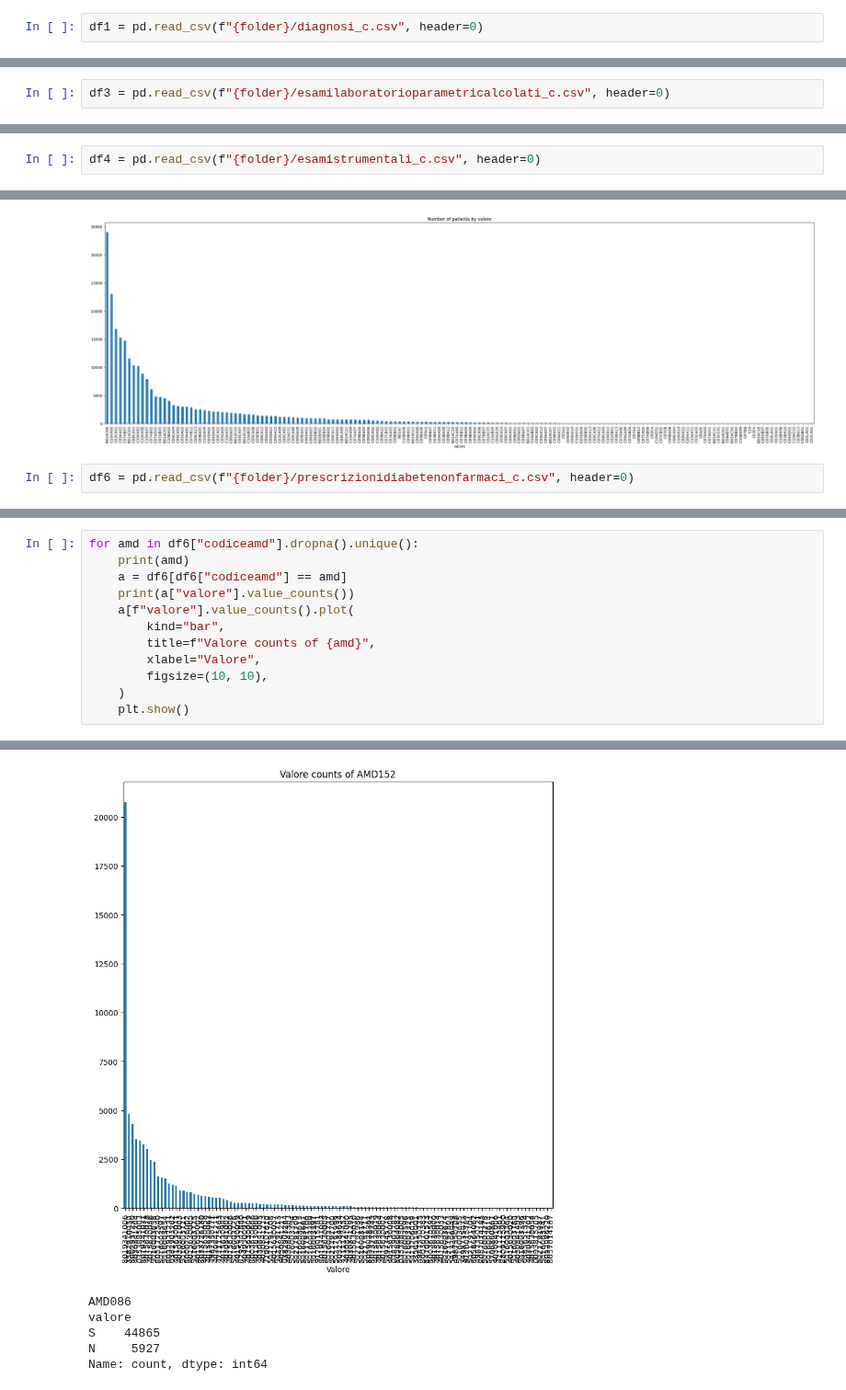
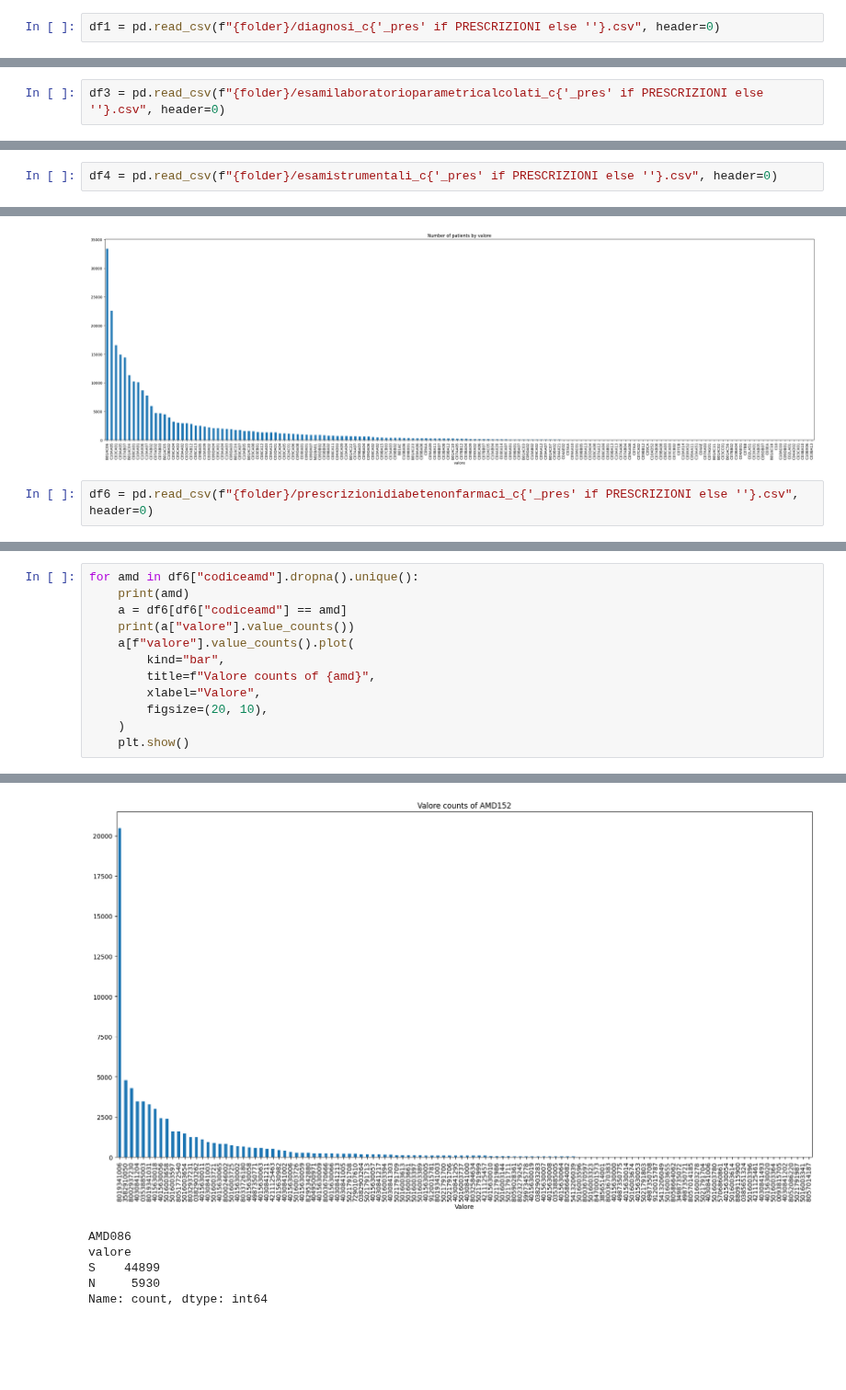
Before and after one commit to AntoAndGar/ML-Health-Event-Prediction, a Jupyter notebook: plot_clean_data.ipynb, the cells around one changed output, grey strips where cells are left out. Shown at 92% size. Cells and saved outputs as stored; diff of their text form; blank space fills up the shorter version.

Commit message:
some plots for paper

```diff
--- a/plot_clean_data.ipynb
+++ b/plot_clean_data.ipynb
@@ -94,5 +115,5 @@ df["sesso"].value_counts().plot(
 # %%
-df1 = pd.read_csv(f"{folder}/diagnosi_c.csv", header=0)
+df1 = pd.read_csv(f"{folder}/diagnosi_c{'_pres' if PRESCRIZIONI else ''}.csv", header=0)
 # %%
 a = (
     df1[["idana", "idcentro", "codiceamd"]]
@@ -247,7 +268,7 @@ a.plot(
 #     )
 #     plt.show()
 # %%
-df3 = pd.read_csv(f"{folder}/esamilaboratorioparametricalcolati_c.csv", header=0)
+df3 = pd.read_csv(f"{folder}/esamilaboratorioparametricalcolati_c{'_pres' if PRESCRIZIONI else ''}.csv", header=0)
 # %%
 a = (
     df3[["idana", "idcentro", "codiceamd"]]
@@ -389,5 +410,5 @@ STITCH005
 # %%
-df4 = pd.read_csv(f"{folder}/esamistrumentali_c.csv", header=0)
+df4 = pd.read_csv(f"{folder}/esamistrumentali_c{'_pres' if PRESCRIZIONI else ''}.csv", header=0)
 # %%
 a = (
     df4[["idana", "idcentro", "codiceamd"]]
@@ -494,7 +515,7 @@ a.plot(
 <Axes: title={'center': 'Number of patients by valore'}, xlabel='valore'>
 [figure]
 # %%
-df6 = pd.read_csv(f"{folder}/prescrizionidiabetenonfarmaci_c.csv", header=0)
+df6 = pd.read_csv(f"{folder}/prescrizionidiabetenonfarmaci_c{'_pres' if PRESCRIZIONI else ''}.csv", header=0)
 # %%
 a = (
     df6[["idana", "idcentro", "codiceamd"]]
@@ -521,7 +542,7 @@ for amd in df6["codiceamd"].dropna().unique():
         kind="bar",
         title=f"Valore counts of {amd}",
         xlabel="Valore",
-        figsize=(10, 10),
+        figsize=(20, 10),
     )
     plt.show()
 # %% [output]
@@ -540,8 +561,8 @@ valore
 8057014187        1
 Name: count, Length: 118, dtype: int64
-[figure, old version]
+[figure, new version]
 AMD086
 valore
-S    44865
-N     5927
+S    44899
+N     5930
 Name: count, dtype: int64
```
Also changed, not shown: parts of 26 cells of this notebook, 2 other files.
